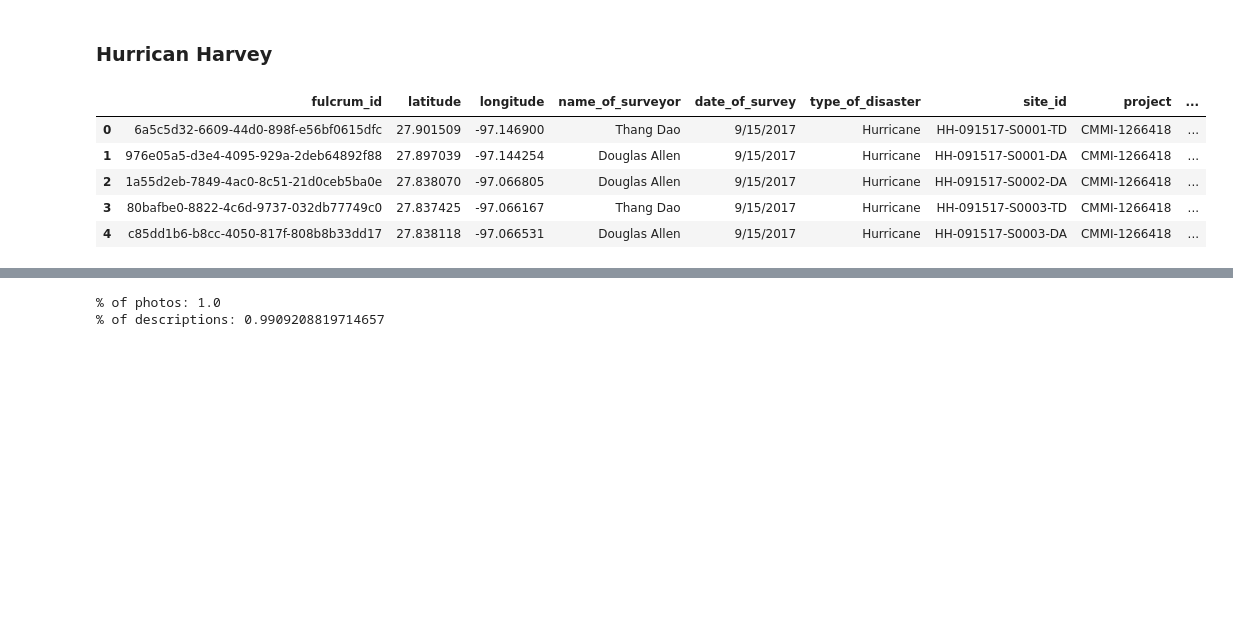
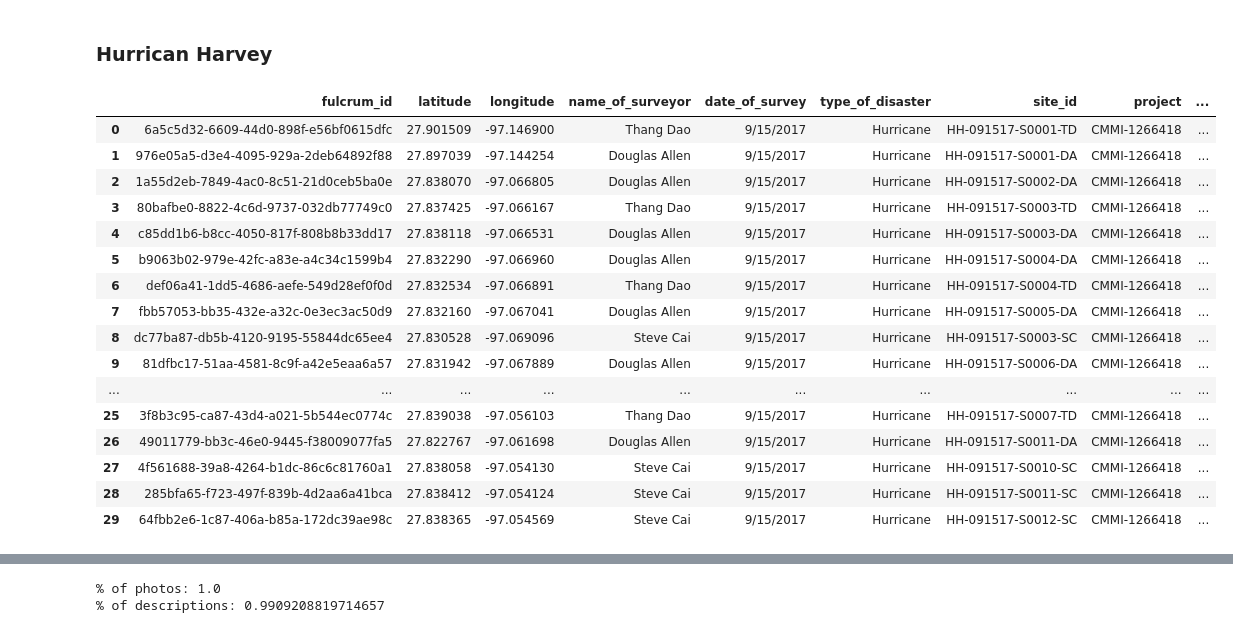
Before and after one commit to easyesplat/BRG_MongoDB_Scripts, a Jupyter notebook: Data_Exploration/hurricane_data_exploration.ipynb, the cells around one changed output, grey strips where cells are left out. Cells and saved outputs as stored; diff of their text form; code cells hidden in the pictures; blank space fills up the shorter version.

```diff
--- a/Data_Exploration/hurricane_data_exploration.ipynb
+++ b/Data_Exploration/hurricane_data_exploration.ipynb
@@ -109,12 +109,23 @@ print("% of descriptions: " + str(1 - (note_columns.isna().all(axis=1).sum() / l
 ### Hurrican Harvey
 # %%
 harvey_building_data = pd.read_csv("../Data/Hurricane_Harvey/HH-DA.csv")
-harvey_building_data.head()
+harvey_building_data.head(30)
 # %% [output]
 |  | fulcrum_id | latitude | longitude | name_of_surveyor | date_of_survey | type_of_disaster | site_id | project | ... |
 | 0 | 6a5c5d32-6609-44d0-898f-e56bf0615dfc | 27.901509 | -97.146900 | Thang Dao | 9/15/2017 | Hurricane | HH-091517-S0001-TD | CMMI-1266418 | ... |
 | 1 | 976e05a5-d3e4-4095-929a-2deb64892f88 | 27.897039 | -97.144254 | Douglas Allen | 9/15/2017 | Hurricane | HH-091517-S0001-DA | CMMI-1266418 | ... |
 | 2 | 1a55d2eb-7849-4ac0-8c51-21d0ceb5ba0e | 27.838070 | -97.066805 | Douglas Allen | 9/15/2017 | Hurricane | HH-091517-S0002-DA | CMMI-1266418 | ... |
 | 3 | 80bafbe0-8822-4c6d-9737-032db77749c0 | 27.837425 | -97.066167 | Thang Dao | 9/15/2017 | Hurricane | HH-091517-S0003-TD | CMMI-1266418 | ... |
 | 4 | c85dd1b6-b8cc-4050-817f-808b8b33dd17 | 27.838118 | -97.066531 | Douglas Allen | 9/15/2017 | Hurricane | HH-091517-S0003-DA | CMMI-1266418 | ... |
+| 5 | b9063b02-979e-42fc-a83e-a4c34c1599b4 | 27.832290 | -97.066960 | Douglas Allen | 9/15/2017 | Hurricane | HH-091517-S0004-DA | CMMI-1266418 | ... |
+| 6 | def06a41-1dd5-4686-aefe-549d28ef0f0d | 27.832534 | -97.066891 | Thang Dao | 9/15/2017 | Hurricane | HH-091517-S0004-TD | CMMI-1266418 | ... |
+| 7 | fbb57053-bb35-432e-a32c-0e3ec3ac50d9 | 27.832160 | -97.067041 | Douglas Allen | 9/15/2017 | Hurricane | HH-091517-S0005-DA | CMMI-1266418 | ... |
+| 8 | dc77ba87-db5b-4120-9195-55844dc65ee4 | 27.830528 | -97.069096 | Steve Cai | 9/15/2017 | Hurricane | HH-091517-S0003-SC | CMMI-1266418 | ... |
+| 9 | 81dfbc17-51aa-4581-8c9f-a42e5eaa6a57 | 27.831942 | -97.067889 | Douglas Allen | 9/15/2017 | Hurricane | HH-091517-S0006-DA | CMMI-1266418 | ... |
+| ... | ... | ... | ... | ... | ... | ... | ... | ... | ... |
+| 25 | 3f8b3c95-ca87-43d4-a021-5b544ec0774c | 27.839038 | -97.056103 | Thang Dao | 9/15/2017 | Hurricane | HH-091517-S0007-TD | CMMI-1266418 | ... |
+| 26 | 49011779-bb3c-46e0-9445-f38009077fa5 | 27.822767 | -97.061698 | Douglas Allen | 9/15/2017 | Hurricane | HH-091517-S0011-DA | CMMI-1266418 | ... |
+| 27 | 4f561688-39a8-4264-b1dc-86c6c81760a1 | 27.838058 | -97.054130 | Steve Cai | 9/15/2017 | Hurricane | HH-091517-S0010-SC | CMMI-1266418 | ... |
+| 28 | 285bfa65-f723-497f-839b-4d2aa6a41bca | 27.838412 | -97.054124 | Steve Cai | 9/15/2017 | Hurricane | HH-091517-S0011-SC | CMMI-1266418 | ... |
+| 29 | 64fbb2e6-1c87-406a-b85a-172dc39ae98c | 27.838365 | -97.054569 | Steve Cai | 9/15/2017 | Hurricane | HH-091517-S0012-SC | CMMI-1266418 | ... |
 # %%
```
Also changed, not shown: parts of 1 cell of this notebook, 4 other files.
